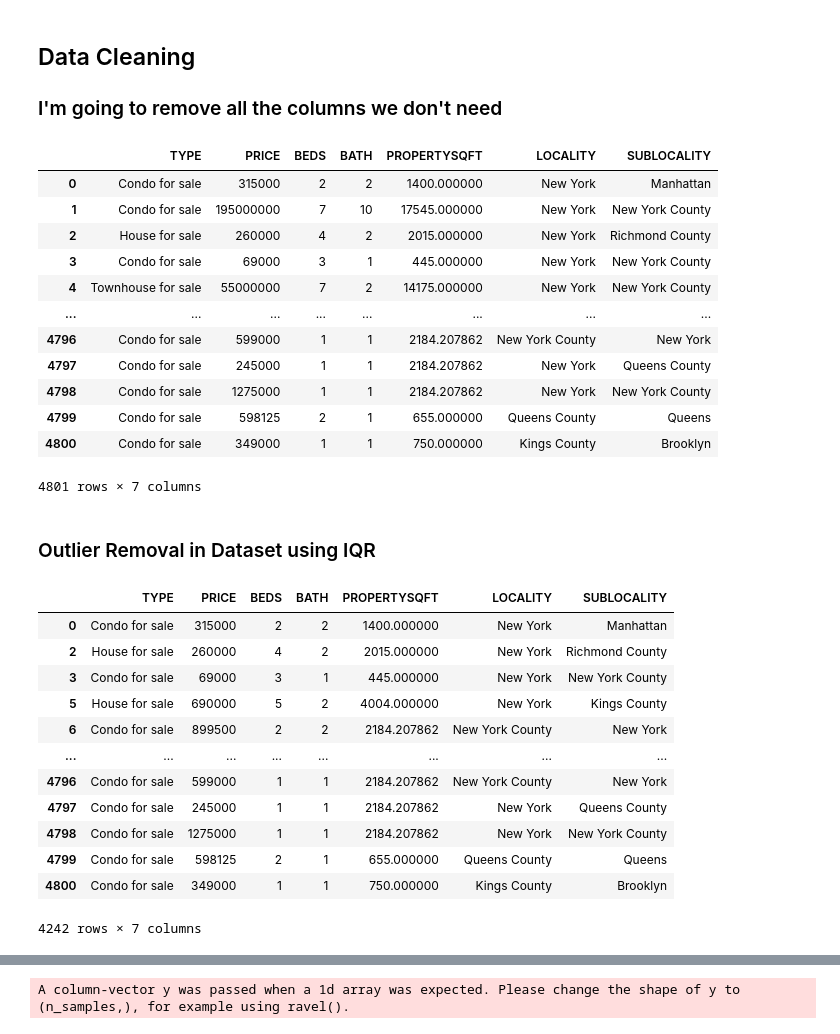
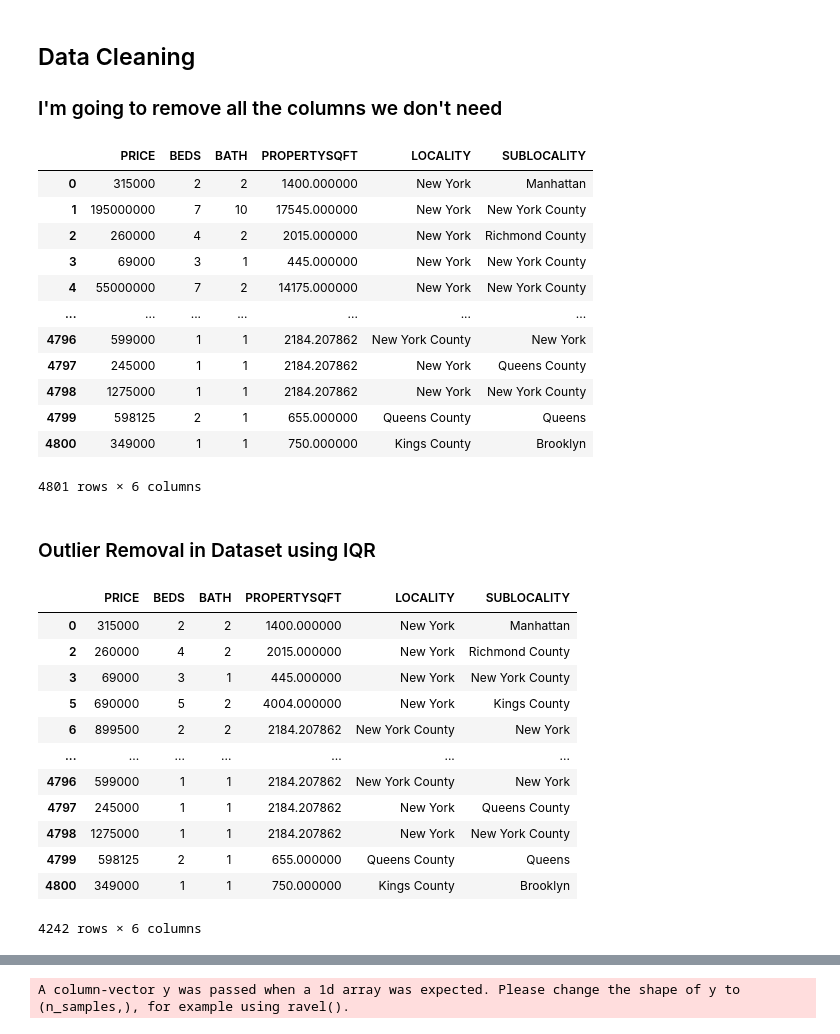
Before and after one commit to RamiroLedezma/EDA_PROJECTS, a Jupyter notebook: NY_housing_market/EDA_NY.ipynb, the cells around one changed output, grey strips where cells are left out. Saved outputs shown, nothing was run; the diff lists cells and outputs as text; code cells hidden in the pictures.

```diff
--- a/NY_housing_market/EDA_NY.ipynb
+++ b/NY_housing_market/EDA_NY.ipynb
@@ -340,22 +359,22 @@ pd.pivot_table(temp_df,
 
 ### I'm going to remove all the columns we don't need
 # %%
-df.drop(['LONGITUDE', 'LATITUDE', 'FORMATTED_ADDRESS', 'LONG_NAME', 'STREET_NAME', 'ADMINISTRATIVE_AREA_LEVEL_2', 'MAIN_ADDRESS', 'STATE', 'ADDRESS', 'BROKERTITLE'], axis=1, inplace=True)
+df.drop(['LONGITUDE', 'LATITUDE', 'FORMATTED_ADDRESS', 'LONG_NAME', 'STREET_NAME', 'ADMINISTRATIVE_AREA_LEVEL_2', 'MAIN_ADDRESS', 'STATE', 'ADDRESS', 'BROKERTITLE','TYPE' ], axis=1, inplace=True)
 df
 # %% [output]
-|  | TYPE | PRICE | BEDS | BATH | PROPERTYSQFT | LOCALITY | SUBLOCALITY |
-| 0 | Condo for sale | 315000 | 2 | 2 | 1400.000000 | New York | Manhattan |
-| 1 | Condo for sale | 195000000 | 7 | 10 | 17545.000000 | New York | New York County |
-| 2 | House for sale | 260000 | 4 | 2 | 2015.000000 | New York | Richmond County |
-| 3 | Condo for sale | 69000 | 3 | 1 | 445.000000 | New York | New York County |
-| 4 | Townhouse for sale | 55000000 | 7 | 2 | 14175.000000 | New York | New York County |
-| ... | ... | ... | ... | ... | ... | ... | ... |
-| 4796 | Condo for sale | 599000 | 1 | 1 | 2184.207862 | New York County | New York |
-| 4797 | Condo for sale | 245000 | 1 | 1 | 2184.207862 | New York | Queens County |
-| 4798 | Condo for sale | 1275000 | 1 | 1 | 2184.207862 | New York | New York County |
-| 4799 | Condo for sale | 598125 | 2 | 1 | 655.000000 | Queens County | Queens |
-| 4800 | Condo for sale | 349000 | 1 | 1 | 750.000000 | Kings County | Brooklyn |
+|  | PRICE | BEDS | BATH | PROPERTYSQFT | LOCALITY | SUBLOCALITY |
+| 0 | 315000 | 2 | 2 | 1400.000000 | New York | Manhattan |
+| 1 | 195000000 | 7 | 10 | 17545.000000 | New York | New York County |
+| 2 | 260000 | 4 | 2 | 2015.000000 | New York | Richmond County |
+| 3 | 69000 | 3 | 1 | 445.000000 | New York | New York County |
+| 4 | 55000000 | 7 | 2 | 14175.000000 | New York | New York County |
+| ... | ... | ... | ... | ... | ... | ... |
+| 4796 | 599000 | 1 | 1 | 2184.207862 | New York County | New York |
+| 4797 | 245000 | 1 | 1 | 2184.207862 | New York | Queens County |
+| 4798 | 1275000 | 1 | 1 | 2184.207862 | New York | New York County |
+| 4799 | 598125 | 2 | 1 | 655.000000 | Queens County | Queens |
+| 4800 | 349000 | 1 | 1 | 750.000000 | Kings County | Brooklyn |
-4801 rows × 7 columns
+4801 rows × 6 columns
 # %% [markdown]
 ### Outlier Removal in Dataset using IQR
 # %%
@@ -375,19 +394,19 @@ df.drop(index=lower_array, inplace=True)
 # %%
 df
 # %% [output]
-|  | TYPE | PRICE | BEDS | BATH | PROPERTYSQFT | LOCALITY | SUBLOCALITY |
-| 0 | Condo for sale | 315000 | 2 | 2 | 1400.000000 | New York | Manhattan |
-| 2 | House for sale | 260000 | 4 | 2 | 2015.000000 | New York | Richmond County |
-| 3 | Condo for sale | 69000 | 3 | 1 | 445.000000 | New York | New York County |
-| 5 | House for sale | 690000 | 5 | 2 | 4004.000000 | New York | Kings County |
-| 6 | Condo for sale | 899500 | 2 | 2 | 2184.207862 | New York County | New York |
-| ... | ... | ... | ... | ... | ... | ... | ... |
-| 4796 | Condo for sale | 599000 | 1 | 1 | 2184.207862 | New York County | New York |
-| 4797 | Condo for sale | 245000 | 1 | 1 | 2184.207862 | New York | Queens County |
-| 4798 | Condo for sale | 1275000 | 1 | 1 | 2184.207862 | New York | New York County |
-| 4799 | Condo for sale | 598125 | 2 | 1 | 655.000000 | Queens County | Queens |
-| 4800 | Condo for sale | 349000 | 1 | 1 | 750.000000 | Kings County | Brooklyn |
+|  | PRICE | BEDS | BATH | PROPERTYSQFT | LOCALITY | SUBLOCALITY |
+| 0 | 315000 | 2 | 2 | 1400.000000 | New York | Manhattan |
+| 2 | 260000 | 4 | 2 | 2015.000000 | New York | Richmond County |
+| 3 | 69000 | 3 | 1 | 445.000000 | New York | New York County |
+| 5 | 690000 | 5 | 2 | 4004.000000 | New York | Kings County |
+| 6 | 899500 | 2 | 2 | 2184.207862 | New York County | New York |
+| ... | ... | ... | ... | ... | ... | ... |
+| 4796 | 599000 | 1 | 1 | 2184.207862 | New York County | New York |
+| 4797 | 245000 | 1 | 1 | 2184.207862 | New York | Queens County |
+| 4798 | 1275000 | 1 | 1 | 2184.207862 | New York | New York County |
+| 4799 | 598125 | 2 | 1 | 655.000000 | Queens County | Queens |
+| 4800 | 349000 | 1 | 1 | 750.000000 | Kings County | Brooklyn |
-4242 rows × 7 columns
+4242 rows × 6 columns
 # %%
 df.drop(df[df['PROPERTYSQFT'] >= 10000].index, inplace=True)
 # %%
```
Also changed, not shown: parts of 14 cells of this notebook.
